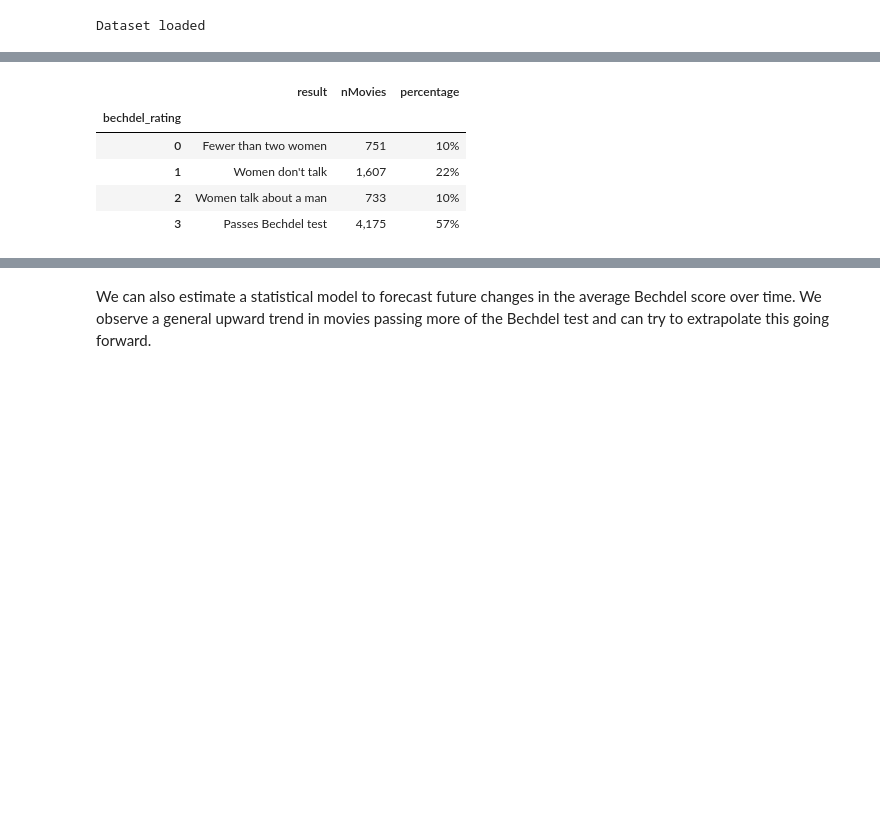
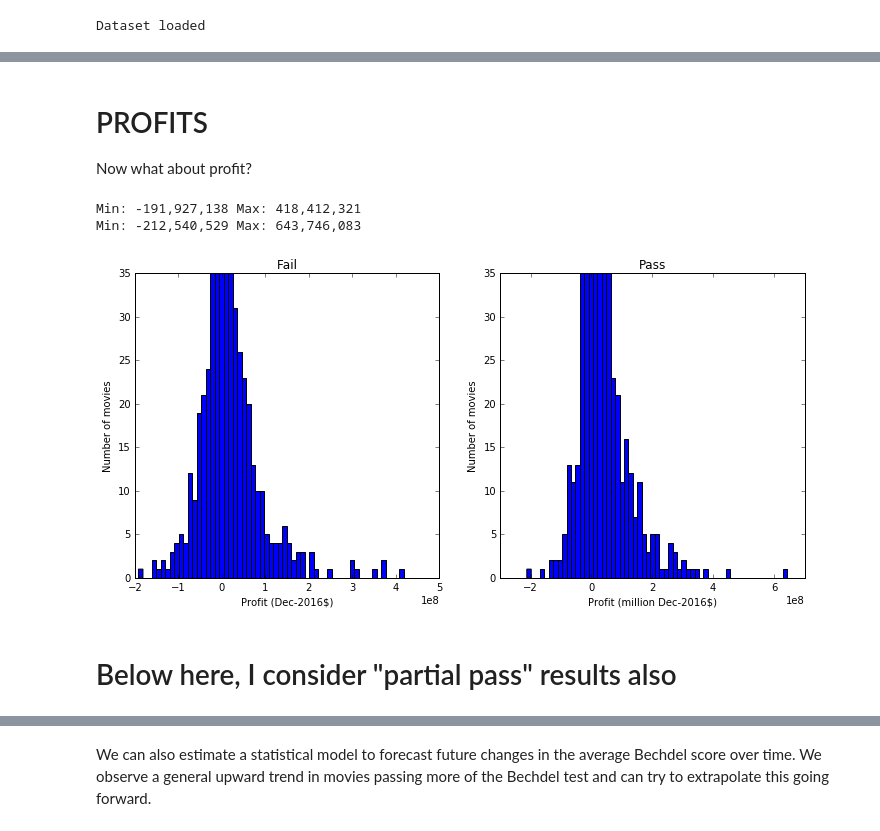
Before and after one commit to raddick/movies, a Jupyter notebook: 7. Analysis.ipynb, the cells around one changed output, grey strips where cells are left out. Saved outputs shown, nothing was run; the diff lists cells and outputs as text; code cells hidden in the pictures; blank space fills up the shorter version.

```diff
--- a/7. Analysis.ipynb
+++ b/7. Analysis.ipynb
@@ -34,4 +371,59 @@ Movies with profit data: 2,748
+# %% [markdown]
+# PROFITS
+
+Now what about profit?
+# %%
+failer_profits = movies_df.dropna()['profit_adj'][movies_df['bechdel_passed'] == 0]
+passer_profits = movies_df.dropna()['profit_adj'][movies_df['bechdel_passed'] == 1]
+
+#print('Median profit of films that fail the Bechdel test: ${0:,.0f}.'.format(failer_budgets.agg(np.median)))
+#print('Median budget of films that pass the Bechdel test: ${0:,.0f}.'.format(passer_budgets.agg(np.median)))
+
+# Calculate best bin widths by Freedman-Draconis rule.
+#The bin-width is set to h = 2 * IQR * n^(−1/3).
+#So the number of bins is (max−min)/h.
+
+fail_n = len(failer_profits)
+fail_iqr = scipy.stats.iqr(failer_profits)
+fail_binwidth = 2 * fail_iqr * (fail_n ** (-1/3))
+fail_bins = (np.max(failer_profits) - np.min(failer_profits)) / fail_binwidth
+#print(fail_bins)
+
+pass_n = len(passer_profits)
+pass_iqr = scipy.stats.iqr(passer_profits)
+pass_binwidth = 2 * fail_iqr * (fail_n ** (-1/3))
+pass_bins = (np.max(passer_profits) - np.min(passer_profits)) / pass_binwidth
+#print(pass_bins)
+nbins = int(np.round(np.mean([fail_bins,pass_bins]),0))
+#print(nbins)
+
+fig = plt.figure(figsize=(12,12))
+
+ax1 = fig.add_subplot(221)
+ax1.hist(failer_profits,bins=nbins)#,range=(-30000000,1000000000))
+plt.ylim([0,35])
+plt.xlabel('Profit (Dec-2016$)')
+plt.ylabel('Number of movies')
+plt.title('Fail')
+
+ax2 = fig.add_subplot(222)
+ax2.hist(passer_profits,bins=nbins)#,range=(-30000000,1000000000))
+plt.ylim([0,35])
+plt.xlabel('Profit (million Dec-2016$)')
+plt.ylabel('Number of movies')
+plt.title('Pass')
+print('Min: {0:,.0f} Max: {1:,.0f}'.format(np.min(failer_profits),np.max(failer_profits)))
+print('Min: {0:,.0f} Max: {1:,.0f}'.format(np.min(passer_profits),np.max(passer_profits)))
+#fig.show()
+z  = movies_df[['title','bechdel_year','budget_adj','boxoffice_adj','profit_adj']][movies_df['title'] == 'Star Wars'].values.tolist()
+# %% [output]
+Min: -191,927,138 Max: 418,412,321
+Min: -212,540,529 Max: 643,746,083
+[figure, added]
+# %% [markdown]
+# Below here, I consider "partial pass" results also
 # %%
+display(HTML('<h2>Total movies with Bechel test results</h2>'))
 bechdel_result_table = pd.DataFrame()
 bechdel_result_table['nMovies'] = movies_df.groupby('bechdel_rating').size()
 bechdel_result_table['result'] = ''
@@ -39,15 +431,7 @@ bechdel_result_table['result'] = np.where(bechdel_result_table.index == 0, 'Fewe
 bechdel_result_table['result'] = np.where(bechdel_result_table.index == 1, 'Women don\'t talk',bechdel_result_table['result'])
 bechdel_result_table['result'] = np.where(bechdel_result_table.index == 2, 'Women talk about a man',bechdel_result_table['result'])
 bechdel_result_table['result'] = np.where(bechdel_result_table.index == 3, 'Passes Bechdel test',bechdel_result_table['result'])
-
 bechdel_result_table['percentage'] = 100 * (bechdel_result_table['nMovies'] / len(movies_df))
-#bechdel_result_table = bechdel_result_table.set_index('result')
-#bechdel_result_table = bechdel_result_table.reset_index()
 bechdel_result_table[['result','nMovies','percentage']].style.format({'result': '{:10}', 'nMovies': '{:,.0f}', 'percentage': '{0:.0f}%'})
+# I made this table again but only with movies that have profit data - percentages are identical.
+#bechdel_result_table2['nMovies'] = movies_df[~pd.isnull(movies_df['profit_adj'])].groupby('bechdel_rating').size()
-# %% [output]
-|  | result | nMovies | percentage |
-| bechdel_rating |  |  |  |
-| 0 | Fewer than two women | 751 | 10% |
-| 1 | Women don't talk | 1,607 | 22% |
-| 2 | Women talk about a man | 733 | 10% |
-| 3 | Passes Bechdel test | 4,175 | 57% |
```
Also changed, not shown: parts of 34 cells of this notebook, 4 other files.
